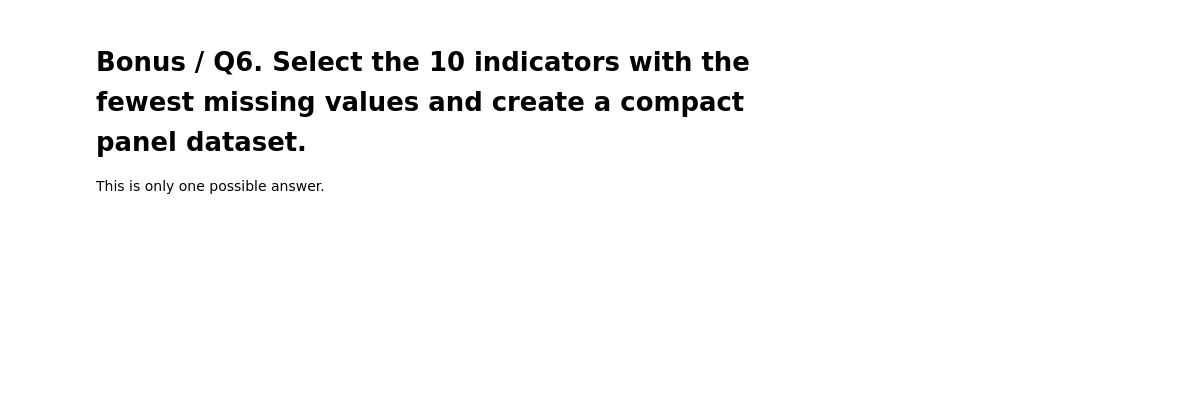
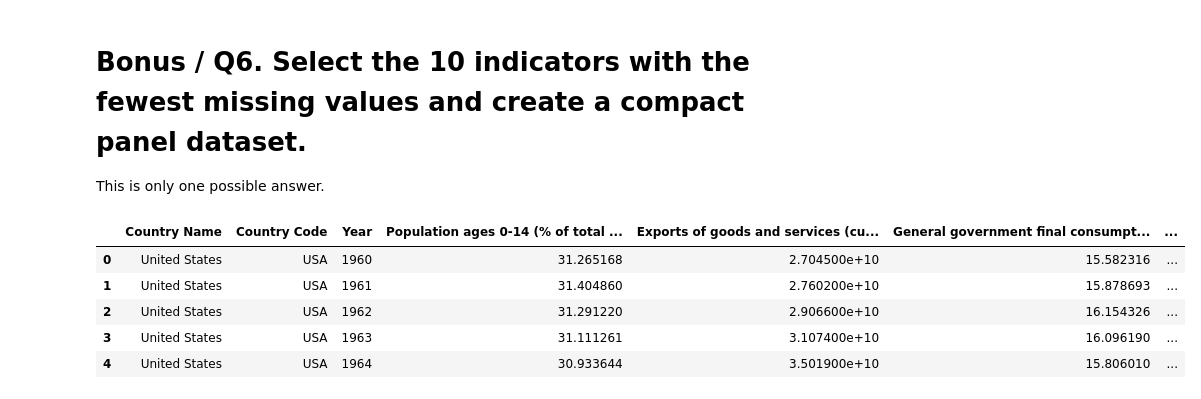
Before and after one commit to hanyu2010wendy/Big-Data-Analysis-2025, a Jupyter notebook: assignments/01_wdi_data_analysis/Homework1_solution.ipynb, the cells around one changed output. Drawn from its saved outputs; the diff is of its cells as text; code cells hidden in the pictures; blank space fills up the shorter version.

Commit message:
Refine Homework 1 compact panel selection

```diff
--- a/assignments/01_wdi_data_analysis/Homework1_solution.ipynb
+++ b/assignments/01_wdi_data_analysis/Homework1_solution.ipynb
@@ -74,8 +122,21 @@ isna_data
 
 This is only one possible answer.
 # %%
-top_10_features = isna_data.head(10).index
+id_vars = ['Country Name', 'Country Code', 'Year']
 
-compact_panel = panel_data.set_index(["Country Name", "Year"]).loc[:, top_10_features].reset_index()
+top_10_features = (
+    isna_data.drop(labels=id_vars, errors='ignore')
+    .head(10)
+    .index
+    .tolist()
+)
 
+compact_panel = panel_data.loc[:,id_vars + top_10_features ]
 compact_panel.head()
+# %% [output]
+|  | Country Name | Country Code | Year | Population ages 0-14 (% of total ... | Exports of goods and services (cu... | General government final consumpt... | ... |
+| 0 | United States | USA | 1960 | 31.265168 | 2.704500e+10 | 15.582316 | ... |
+| 1 | United States | USA | 1961 | 31.404860 | 2.760200e+10 | 15.878693 | ... |
+| 2 | United States | USA | 1962 | 31.291220 | 2.906600e+10 | 16.154326 | ... |
+| 3 | United States | USA | 1963 | 31.111261 | 3.107400e+10 | 16.096190 | ... |
+| 4 | United States | USA | 1964 | 30.933644 | 3.501900e+10 | 15.806010 | ... |
```
Also changed, not shown: parts of 7 cells of this notebook, 1 other file.
